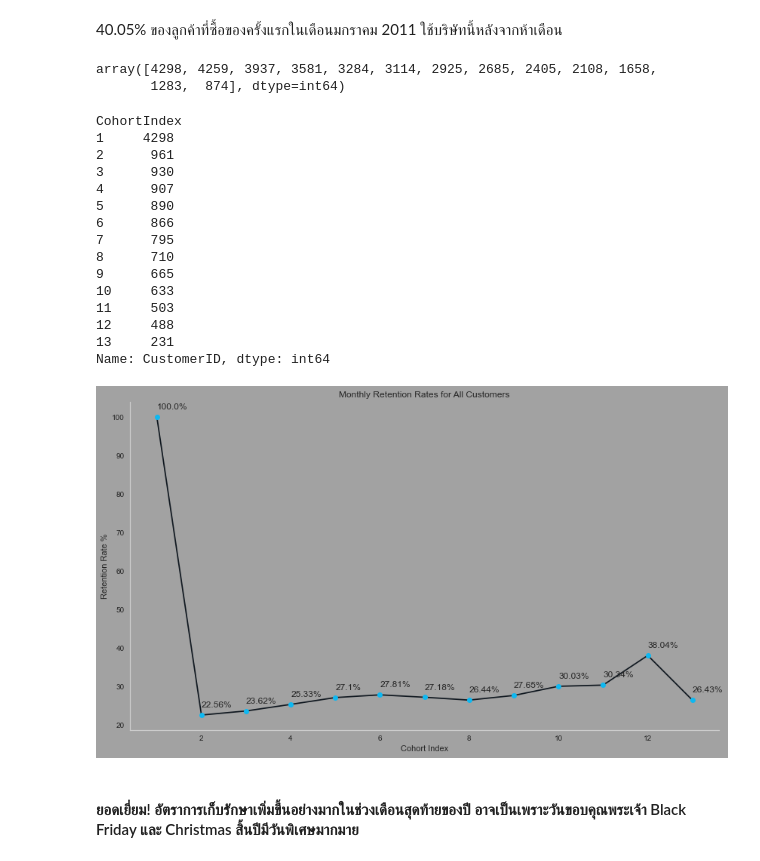
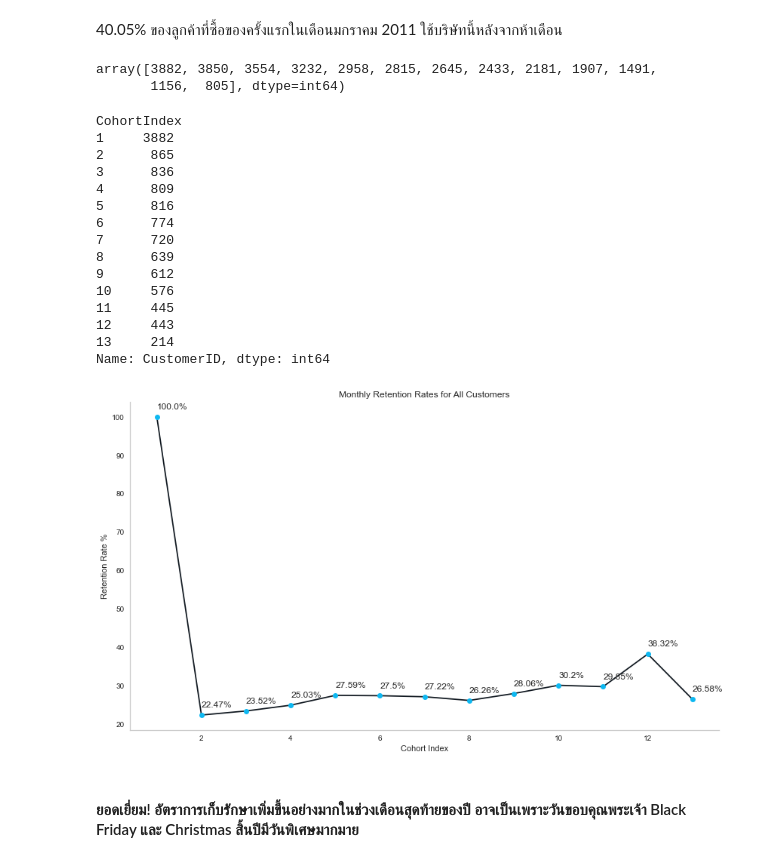
Before and after one commit to siripat31140/Portfolio, a Jupyter notebook: E-Commerce/Customer_Segment.ipynb, the cells around one changed output. Cells and saved outputs as stored; diff of their text form; code cells hidden in the pictures.

```diff
--- a/E-Commerce/Customer_Segment.ipynb
+++ b/E-Commerce/Customer_Segment.ipynb
@@ -22,7 +22,7 @@ pd.options.mode.chained_assignment = None
 import plotly.express as px
 from pycaret.clustering import *
 
-plt.rcParams["axes.facecolor"] = "#A2A2A2"
+plt.rcParams["axes.facecolor"] = "#FFFFFF"
 plt.rcParams["axes.grid"] = 1
 # %% [markdown]
 # 1) General Infos & Playing with Features
@@ -465,3 +465,5 @@ df['InvoiceDate'] = pd.to_datetime(df['InvoiceDate'])
 # %%
 df.drop("Cancelled", axis = 1, inplace = True)
 df.to_csv("online_retail_final.csv", index = False)
+# %%
+df =  df.query("Country == 'United Kingdom' ").reset_index(drop = True)
@@ -570,46 +576,46 @@ customers = customer_per_month.cumsum()
 customers = customers[::-1]
 customers
 # %% [output]
-array([4298, 4259, 3937, 3581, 3284, 3114, 2925, 2685, 2405, 2108, 1658,
-       1283,  874], dtype=int64)
+array([3882, 3850, 3554, 3232, 2958, 2815, 2645, 2433, 2181, 1907, 1491,
+       1156,  805], dtype=int64)
 # %%
 customer_in_month = df.groupby("CohortIndex")["CustomerID"].nunique()
 customer_in_month
 # %% [output]
 CohortIndex
-1     4298
-2      961
-3      930
-4      907
-5      890
-6      866
-7      795
-8      710
-9      665
-10     633
-11     503
-12     488
-13     231
+1     3882
+2      865
+3      836
+4      809
+5      816
+6      774
+7      720
+8      639
+9      612
+10     576
+11     445
+12     443
+13     214
 Name: CustomerID, dtype: int64
 # %%
-plt.rcParams["axes.facecolor"] = "#A2A2A2"
-fig, ax = plt.subplots(figsize = (14, 8), facecolor = "#A2A2A2")
+plt.rcParams["axes.facecolor"] = "#FFFFFF"
+fig, ax = plt.subplots(figsize = (14, 8), facecolor = "#FFFFFF")
 ax.grid(False)
 x = customer_in_month.index
 y = 100*(customer_in_month / customers)
 
 sns.lineplot(x = x, y = y,  color = "#101820", marker = "o", markerfacecolor = "#0EB8F1", markeredgecolor = "#0000")
 
 for x, y in zip(x, y):
     plt.text(x, y + 2, s = str(round(y, 2)) + "%")
 
 plt.xlabel("Cohort Index")
 plt.ylabel("Retention Rate %")
 plt.title("Monthly Retention Rates for All Customers")
 sns.despine()
 plt.show()
 # %% [output]
-[figure, old version]
+[figure, new version]
 # %% [markdown]
 #### ยอดเยี่ยม! อัตราการเก็บรักษาเพิ่มขึ้นอย่างมากในช่วงเดือนสุดท้ายของปี อาจเป็นเพราะวันขอบคุณพระเจ้า Black Friday และ Christmas สิ้นปีมีวันพิเศษมากมาย
 # %%
```
Also changed, not shown: parts of 29 cells of this notebook, 7 other files.
